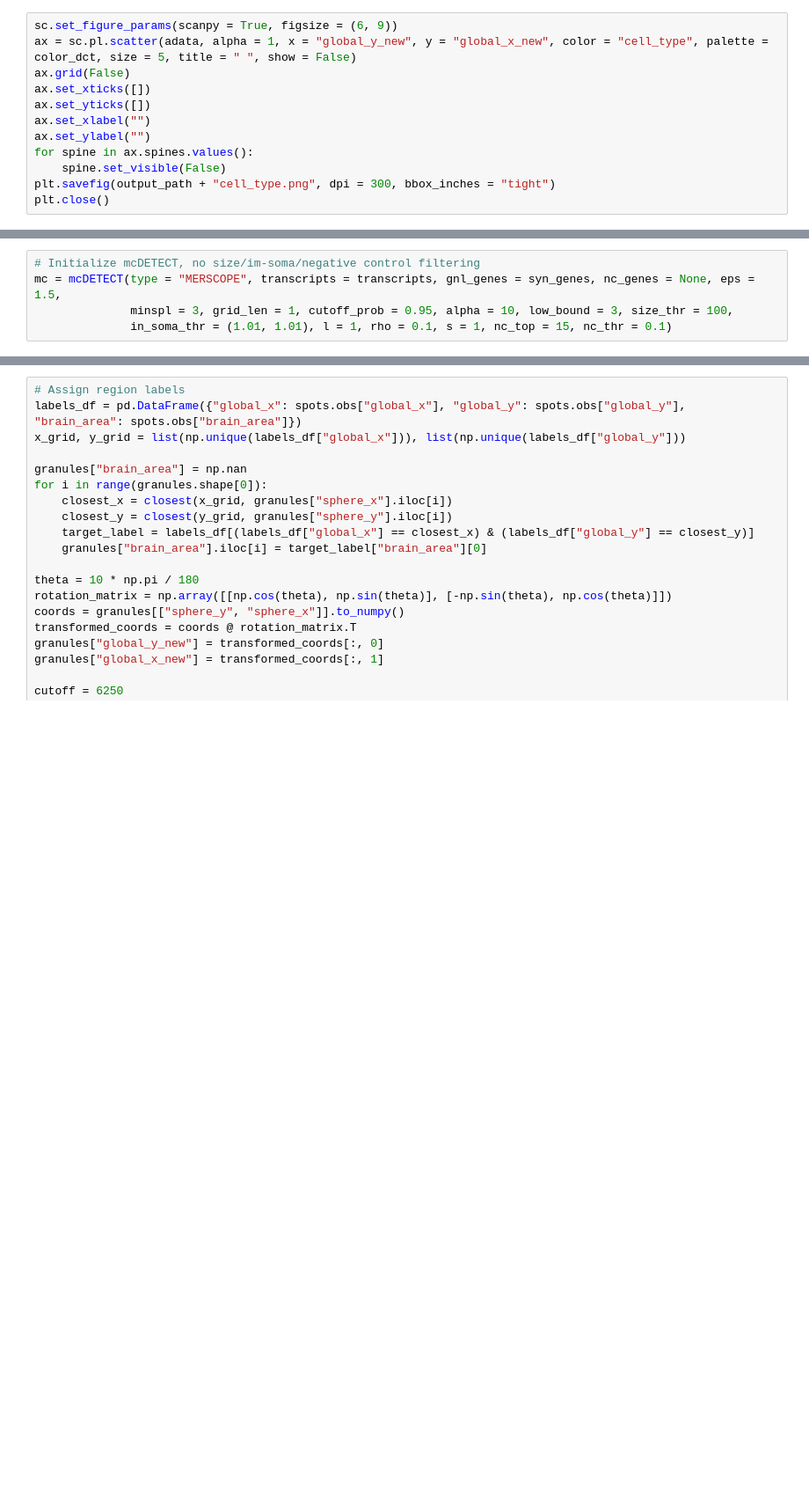
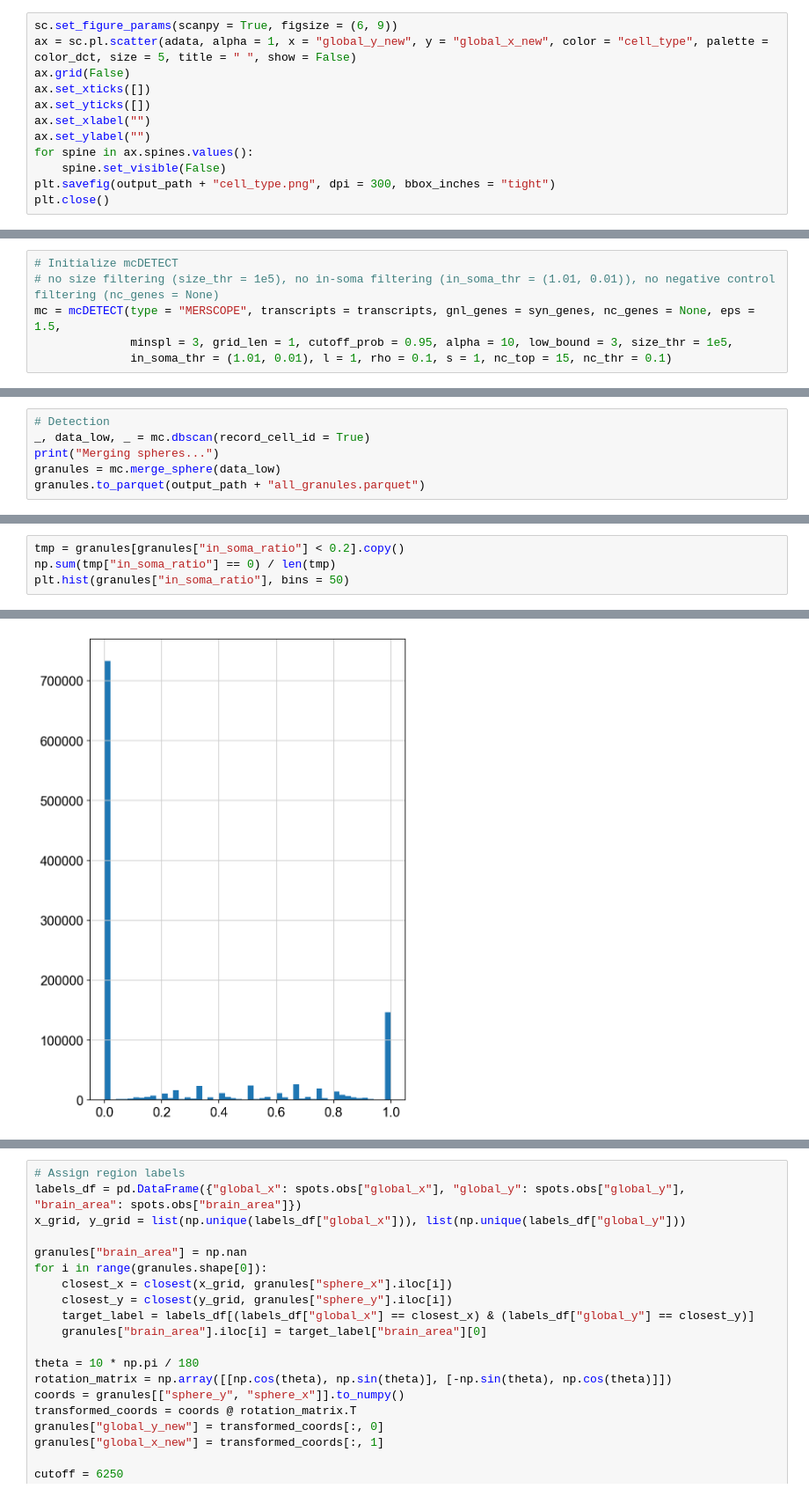
Before and after one commit to chen-yang-yuan/mcDETECT, a Jupyter notebook: code/detection.ipynb, the cells around one changed output, grey strips where cells are left out. Shown at 88% size. Drawn from its saved outputs; the diff is of its cells as text; blank space fills up the shorter version.

```diff
--- a/code/detection.ipynb
+++ b/code/detection.ipynb
@@ -62,5 +64,6 @@ len(syn_genes)
 # %%
-# Initialize mcDETECT, no size/im-soma/negative control filtering
+# Initialize mcDETECT
+# no size filtering (size_thr = 1e5), no in-soma filtering (in_soma_thr = (1.01, 0.01)), no negative control filtering (nc_genes = None)
 mc = mcDETECT(type = "MERSCOPE", transcripts = transcripts, gnl_genes = syn_genes, nc_genes = None, eps = 1.5,
-              minspl = 3, grid_len = 1, cutoff_prob = 0.95, alpha = 10, low_bound = 3, size_thr = 100,
-              in_soma_thr = (1.01, 1.01), l = 1, rho = 0.1, s = 1, nc_top = 15, nc_thr = 0.1)
+              minspl = 3, grid_len = 1, cutoff_prob = 0.95, alpha = 10, low_bound = 3, size_thr = 1e5,
+              in_soma_thr = (1.01, 0.01), l = 1, rho = 0.1, s = 1, nc_top = 15, nc_thr = 0.1)
@@ -69,0 +70,6 @@ granules = mc.detect()
+# %%
+# Detection
+_, data_low, _ = mc.dbscan(record_cell_id = True)
+print("Merging spheres...")
+granules = mc.merge_sphere(data_low)
+granules.to_parquet(output_path + "all_granules.parquet")
@@ -69,0 +97,5 @@ granules = mc.detect()
+# %%
+tmp = granules[granules["in_soma_ratio"] < 0.2].copy()
+np.sum(tmp["in_soma_ratio"] == 0) / len(tmp)
+plt.hist(granules["in_soma_ratio"], bins = 50)
+# %% [output]
@@ -69,0 +118 @@ granules = mc.detect()
+[figure, added]
```
Also changed, not shown: parts of 5 cells of this notebook, 8 other files.
